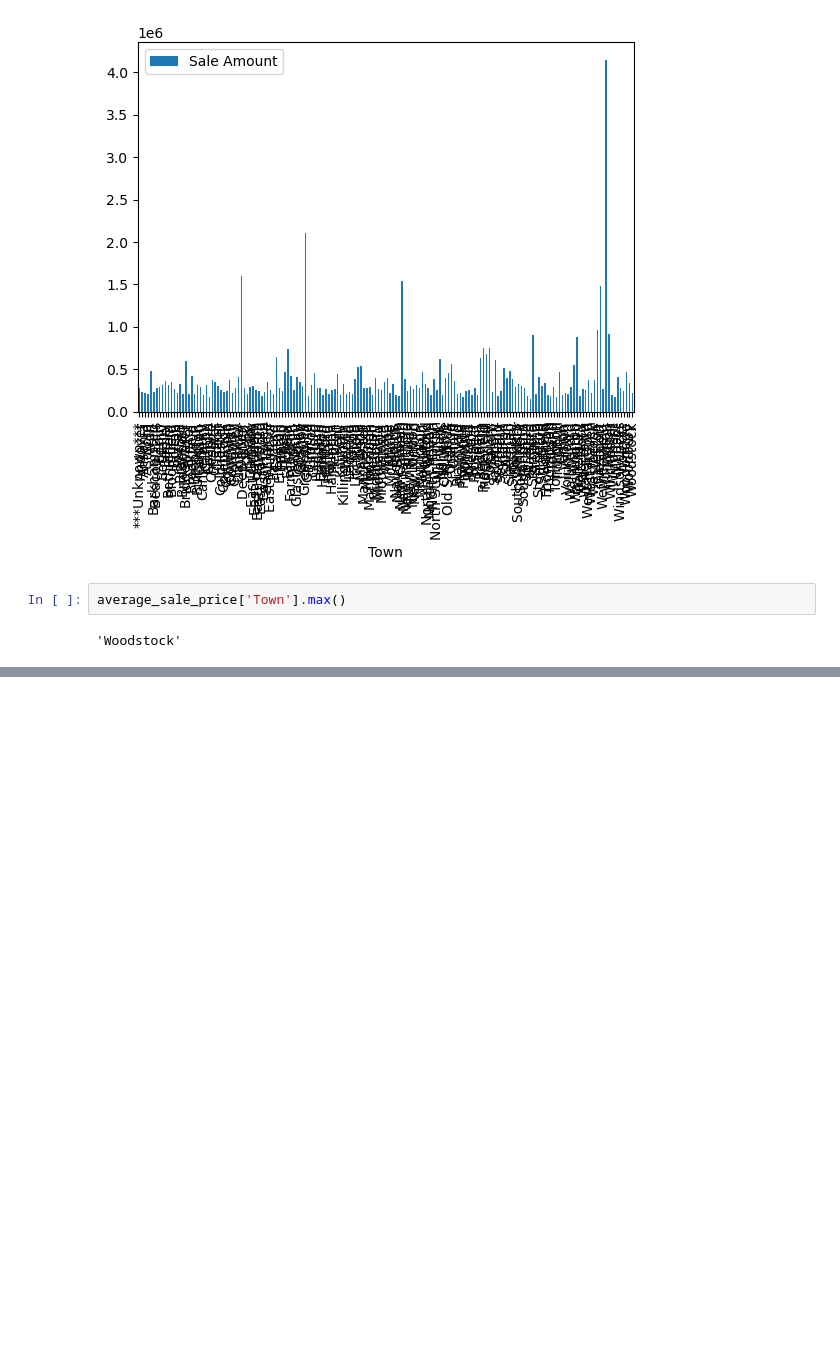
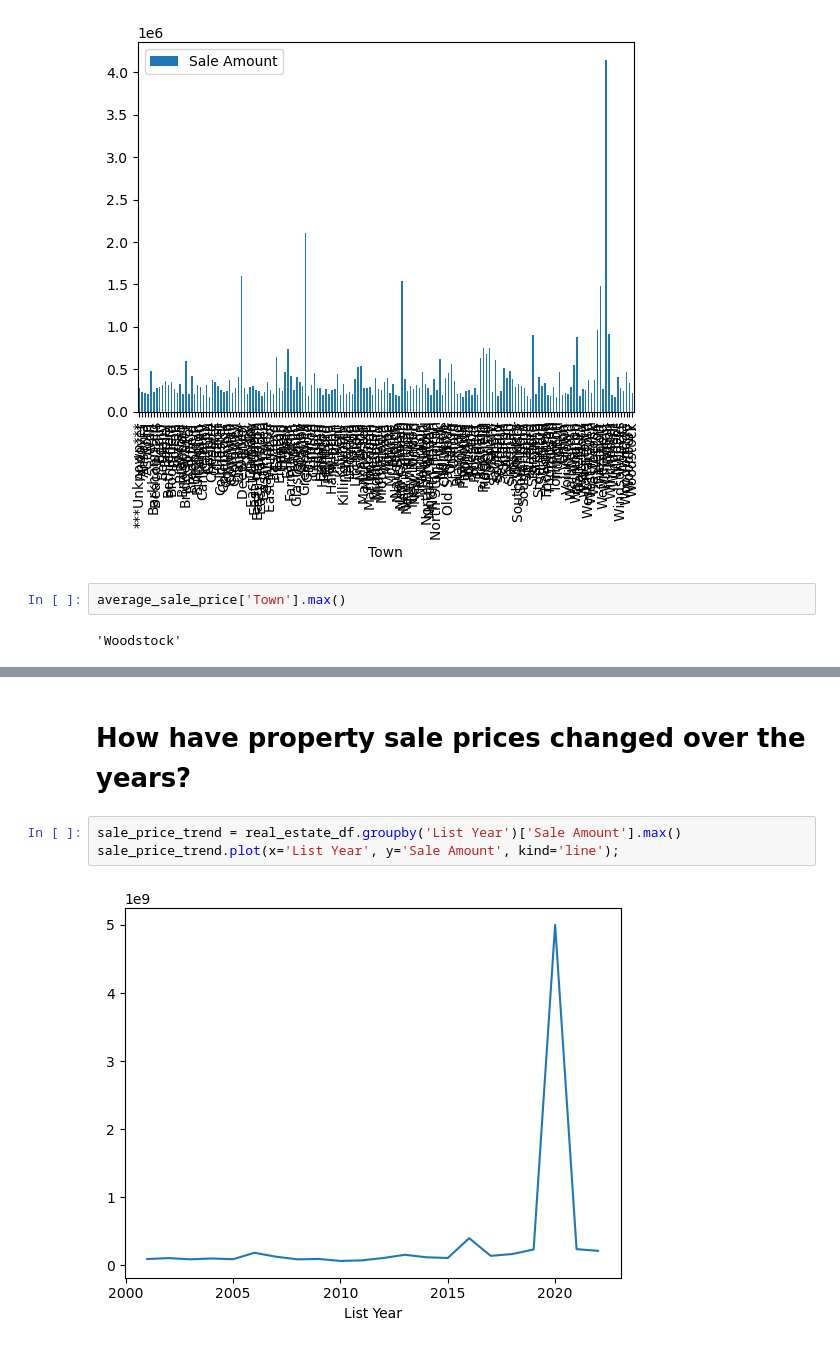
Before and after one commit to zaheeruddinlodhi/DA13_Capstone_Zaheer, a Jupyter notebook: Notebook/Real_Estate.ipynb, the cells around one changed output, grey strips where cells are left out. Drawn from its saved outputs; the diff is of its cells as text; blank space fills up the shorter version.

```diff
--- a/Notebook/Real_Estate.ipynb
+++ b/Notebook/Real_Estate.ipynb
@@ -77,0 +88,7 @@ average_sale_price.info()
+# %% [markdown]
+# How have property sale prices changed over the years?
+# %%
+sale_price_trend = real_estate_df.groupby('List Year')['Sale Amount'].max()
+sale_price_trend.plot(x='List Year', y='Sale Amount', kind='line');
+# %% [output]
+[figure, added]
```
Also changed, not shown: parts of 4 cells of this notebook.
